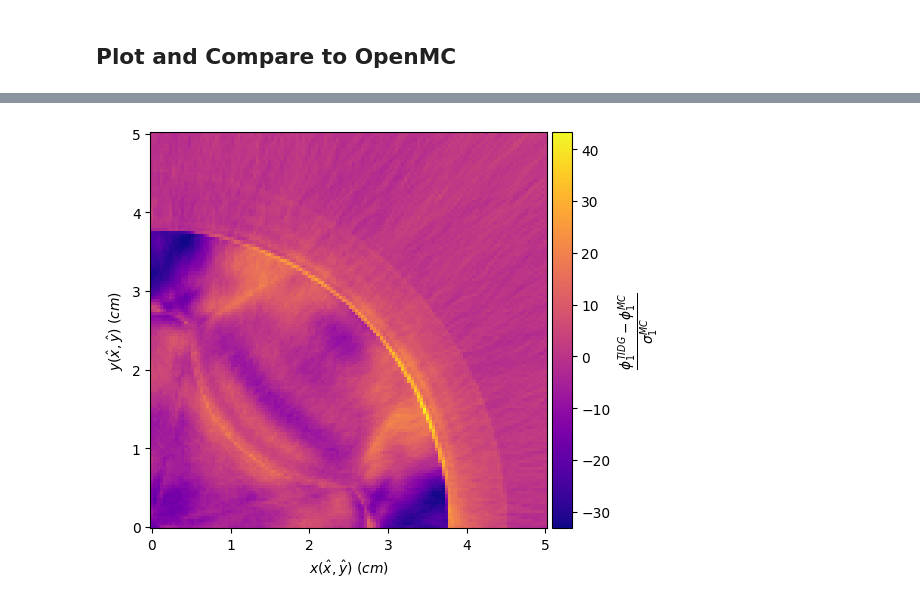
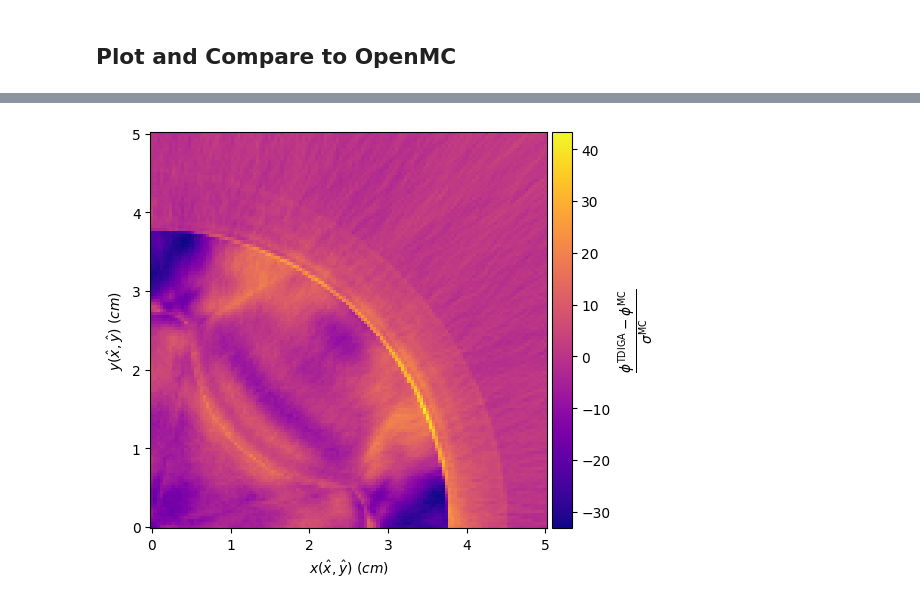
Before and after one commit to myerspat/ttnte, a Jupyter notebook: notebooks/fixed_source/cruciform/cruciform.ipynb, the cells around one changed output, grey strips where cells are left out. Cells and saved outputs as stored; diff of their text form; code cells hidden in the pictures.

```diff
--- a/notebooks/fixed_source/cruciform/cruciform.ipynb
+++ b/notebooks/fixed_source/cruciform/cruciform.ipynb
@@ -133,6 +138,7 @@ assembler = MatrixAssembler(
     mesh=mesh,
     xs_server=xs_server,
     num_ordinates=num_ordinates,
+    max_processes=2
 )
 mats = assembler.build()
 
@@ -183,7 +189,7 @@ B_in            6,66,171,64,8             1777665.93
 # %%
 # Run fixed source calculation
 psi = gmres(
-    A=(tts.H + (mats.B_out - mats.B_in).combine() - tts.S),
+    A=(tts.H - tts.S + (mats.B_out - mats.B_in).combine()),
     b=mats.q,
     tol=1e-6,
     maxiter=250,
@@ -260,64 +266,50 @@ for g in range(xs_server.num_groups):
 # %%
 # Regular mesh
 X, Y = np.meshgrid(
     np.linspace(0, 5, phi_mc.shape[1]),
     np.linspace(0, 5, phi_mc.shape[2]),
 )
 
 # Calculate z-score within each voxel
 z = (phi_avg - phi_mc) / phi_mc_stdev
 stats = {
-    "Group": list(range(1, xs_server.num_groups + 1)) + ["Total"],
+    "Group": list(range(1, xs_server.num_groups + 1)),
     **{
-        name: np.zeros(xs_server.num_groups + 1)
+        name: np.zeros(xs_server.num_groups)
         for name in
         ["Minimum", "Q1", "Median", "Q2", "Maximum", "Mean", "L2 Error"]
     },
 }
 
-for g in range(xs_server.num_groups):
-    # Plot z-score
-    plt.clf()
-    ax = plt.gca()
-    cmesh = ax.pcolormesh(X, Y, z[g,], cmap="plasma")
-    divider = make_axes_locatable(ax)
-    cbar = plt.colorbar(
-        cmesh,
-        cax=divider.append_axes("right", size="5%", pad=0.05),
-    )
-    cbar.set_label(
-        "$\\frac{\\phi^{TIDG}_{"
-        + str(g + 1)
-        + "} - \\phi^{MC}_{"
-        + str(g + 1)
-        + "}}{\\sigma^{MC}_{"
-        + str(g + 1)
-        + "}}$",
-        size=14
-    )
-    ax.set_aspect("equal")
-    ax.set_xlabel(r"$x(\hat{x}, \hat{y})~(cm)$")
-    ax.set_ylabel(r"$y(\hat{x}, \hat{y})~(cm)$")
-    plt.tight_layout()
-    plt.savefig(f"./figs/phi_{g + 1}_zscore.png", dpi=300)
-    plt.show()
+# Plot z-score
+plt.clf()
+ax = plt.gca()
+cmesh = ax.pcolormesh(X, Y, z[0,], cmap="plasma")
+divider = make_axes_locatable(ax)
+cbar = plt.colorbar(
+    cmesh,
+    cax=divider.append_axes("right", size="5%", pad=0.05),
+)
+cbar.set_label(
+    r"$\frac{\phi^{\text{TDIGA}} - \phi^{\text{MC}}}{\sigma^{\text{MC}}}$",
+    size=14
+)
+ax.set_aspect("equal")
+ax.set_xlabel(r"$x(\hat{x}, \hat{y})~(cm)$")
+ax.set_ylabel(r"$y(\hat{x}, \hat{y})~(cm)$")
+plt.tight_layout()
+plt.savefig(f"./figs/phi_zscore.png", dpi=300, transparent=True)
+plt.show()
 
-    # Get some stats
-    stats["Minimum"][g] = np.min(z[g,])
-    stats["Q1"][g] = np.percentile(z[g,], 25)
-    stats["Median"][g] = np.median(z[g,])
-    stats["Q2"][g] = np.percentile(z[g,], 75)
-    stats["Maximum"][g] = np.max(z[g,])
-    stats["Mean"][g] = np.mean(z[g,])
-
-stats["Minimum"][-1] = np.min(z)
-stats["Q1"][-1] = np.percentile(z, 25)
-stats["Median"][-1] = np.median(z)
-stats["Q2"][-1] = np.percentile(z, 75)
-stats["Maximum"][-1] = np.max(z)
-stats["Mean"][-1] = np.mean(z)
+# Get some stats
+stats["Minimum"][0] = np.min(z[0,])
+stats["Q1"][0] = np.percentile(z[0,], 25)
+stats["Median"][0] = np.median(z[0,])
+stats["Q2"][0] = np.percentile(z[0,], 75)
+stats["Maximum"][0] = np.max(z[0,])
+stats["Mean"][0] = np.mean(z[0,])
 # %% [output]
-[figure, old version]
+[figure, new version]
 # %%
 relative_error = (phi_avg - phi_mc) / phi_mc
 
```
Also changed, not shown: parts of 7 cells of this notebook, 11 other files.
